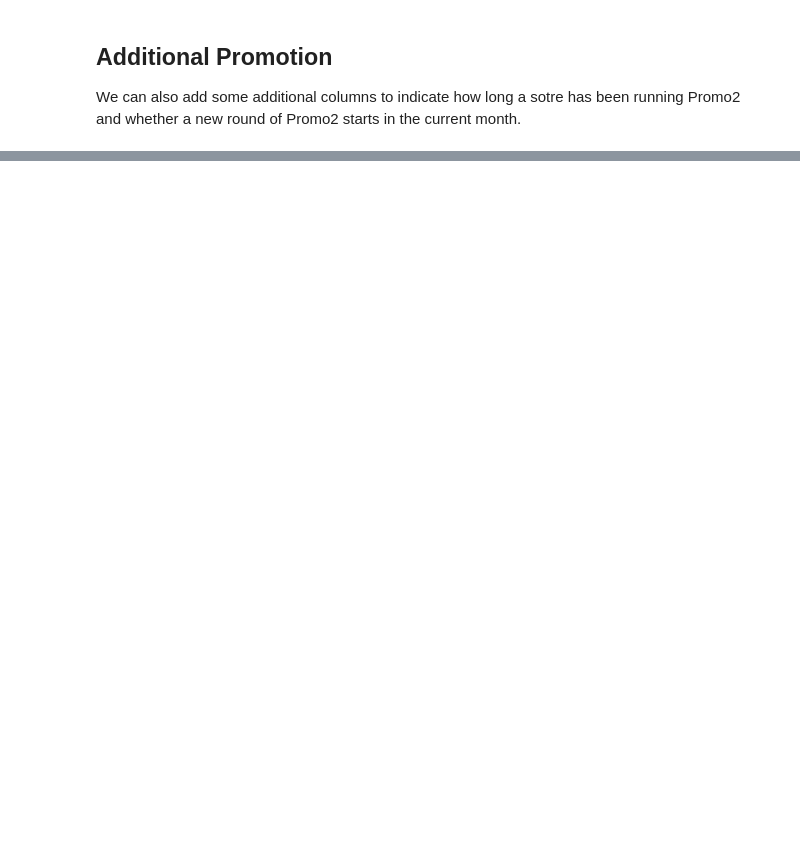
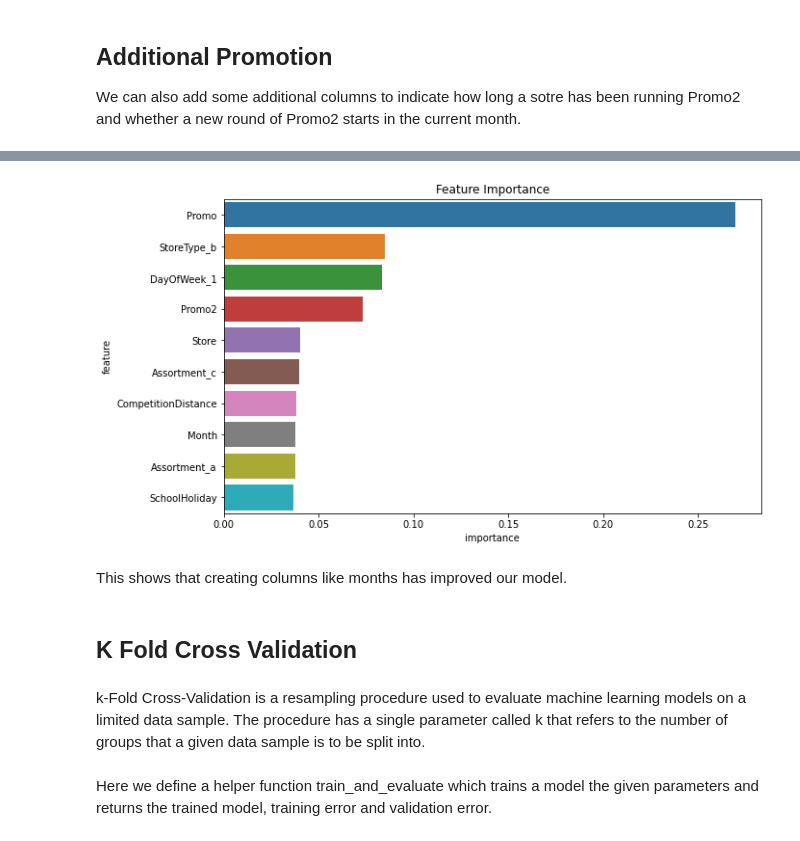
Before and after one commit to Kaushik896/Projects_Machine_learning_GBM-s, a Jupyter notebook: Gradient_Boosting_Machines.ipynb, the cells around one changed output, grey strips where cells are left out. Saved outputs shown, nothing was run; the diff lists cells and outputs as text; code cells hidden in the pictures; blank space fills up the shorter version.

```diff
--- a/Gradient_Boosting_Machines.ipynb
+++ b/Gradient_Boosting_Machines.ipynb
@@ -218,0 +328,5 @@ merged_df[['Date', 'Promo2', 'Promo2SinceYear', 'Promo2SinceWeek', 'PromoInterva
+# %%
+importance_df = pd.DataFrame({
+    'feature': x.columns,
+    'importance':model.feature_importances_
+}).sort_values('importance', ascending = False)
@@ -218,0 +342,13 @@ merged_df[['Date', 'Promo2', 'Promo2SinceYear', 'Promo2SinceWeek', 'PromoInterva
+# %%
+import seaborn as sns
+plt.figure(figsize=(10,6))
+plt.title('Feature Importance')
+sns.barplot(data=importance_df.head(10), x='importance', y='feature');
+# %% [output]
+[figure, added]
+# %% [markdown]
+This shows that creating columns like months has improved our model.
+# %% [markdown]
+## K Fold Cross Validation
+# %% [markdown]
+k-Fold Cross-Validation is a resampling procedure used to evaluate machine learning models on a limited data sample. The procedure has a single parameter called k that refers to the number of groups that a given data sample is to be split into.
@@ -218,0 +358,2 @@ merged_df[['Date', 'Promo2', 'Promo2SinceYear', 'Promo2SinceWeek', 'PromoInterva
+# %% [markdown]
+Here we define a helper function train_and_evaluate which trains a model the given parameters and returns the trained model, training error and validation error.
```
Also changed, not shown: parts of 62 cells of this notebook.
